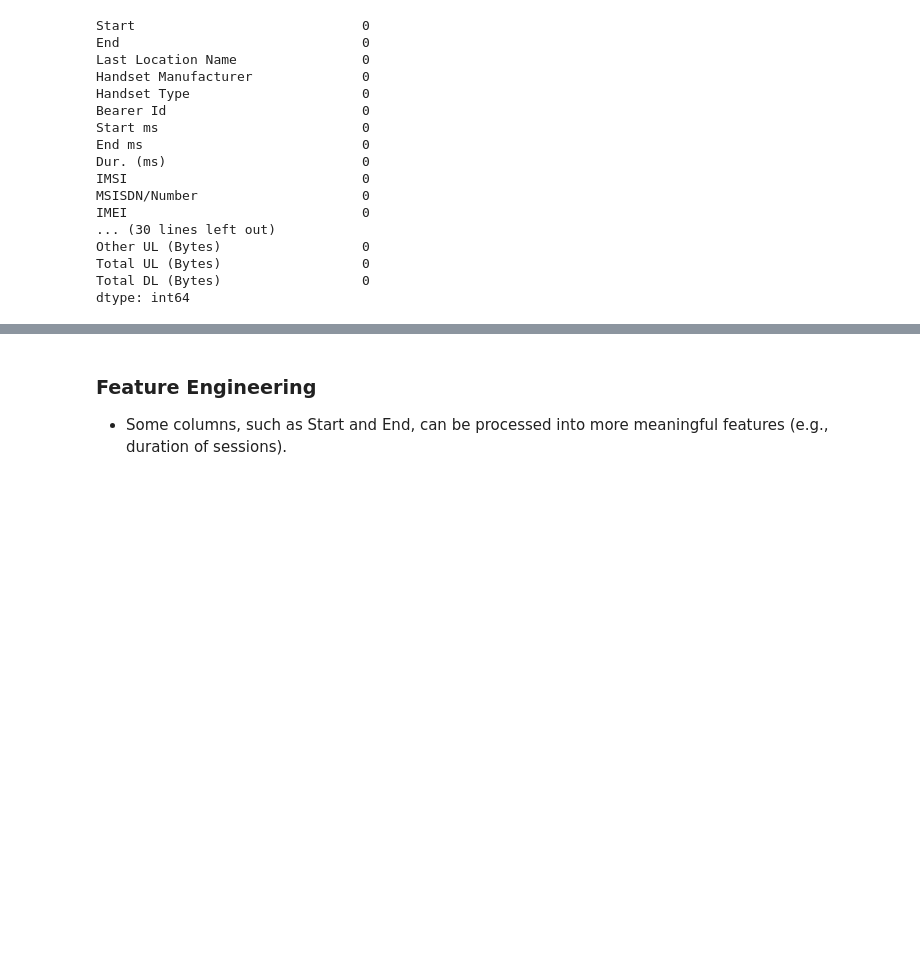
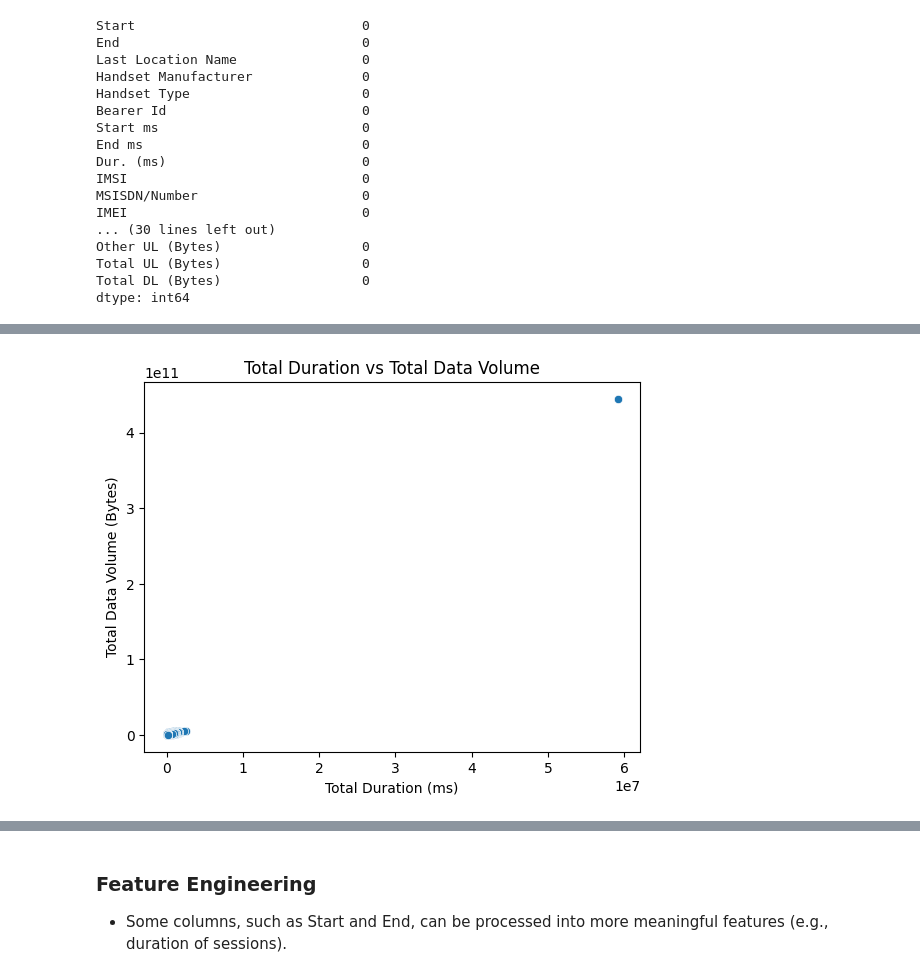
Before and after one commit to yerosan/Telecom_company_analysis, a Jupyter notebook: notebooks/User_analysis.ipynb, the cells around one changed output, grey strips where cells are left out. Drawn from its saved outputs; the diff is of its cells as text; code cells hidden in the pictures; blank space fills up the shorter version.

```diff
--- a/notebooks/User_analysis.ipynb
+++ b/notebooks/User_analysis.ipynb
@@ -241,0 +284,4 @@ dtype: int64
+# %%
+user_analysis.bivariante_analysis(user_behavior)
+# %% [output]
+[figure, added]
```
Also changed, not shown: parts of 10 cells of this notebook, 1 other file.
